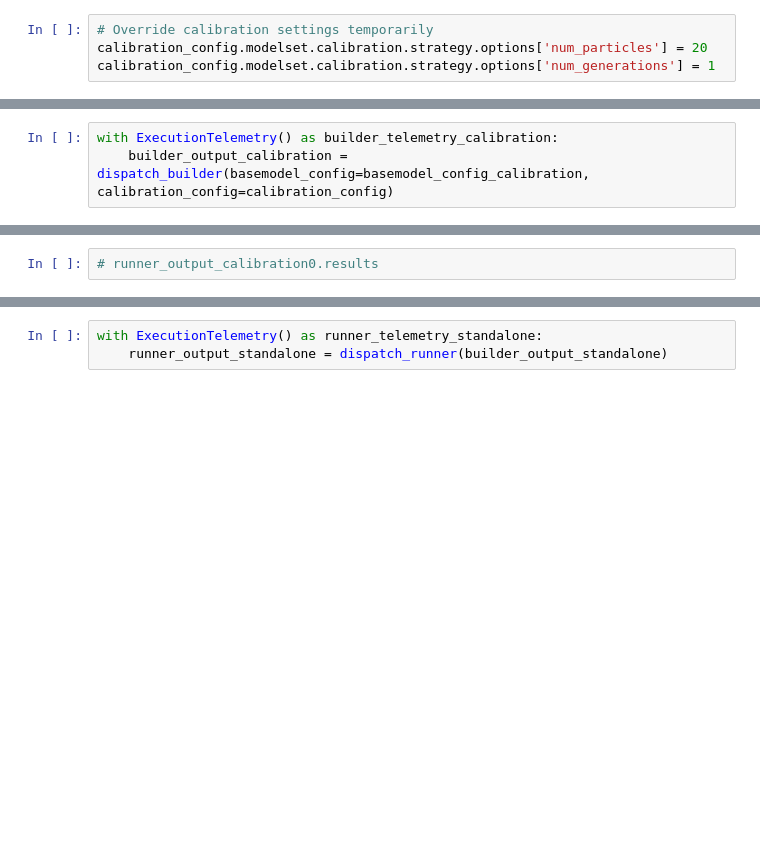
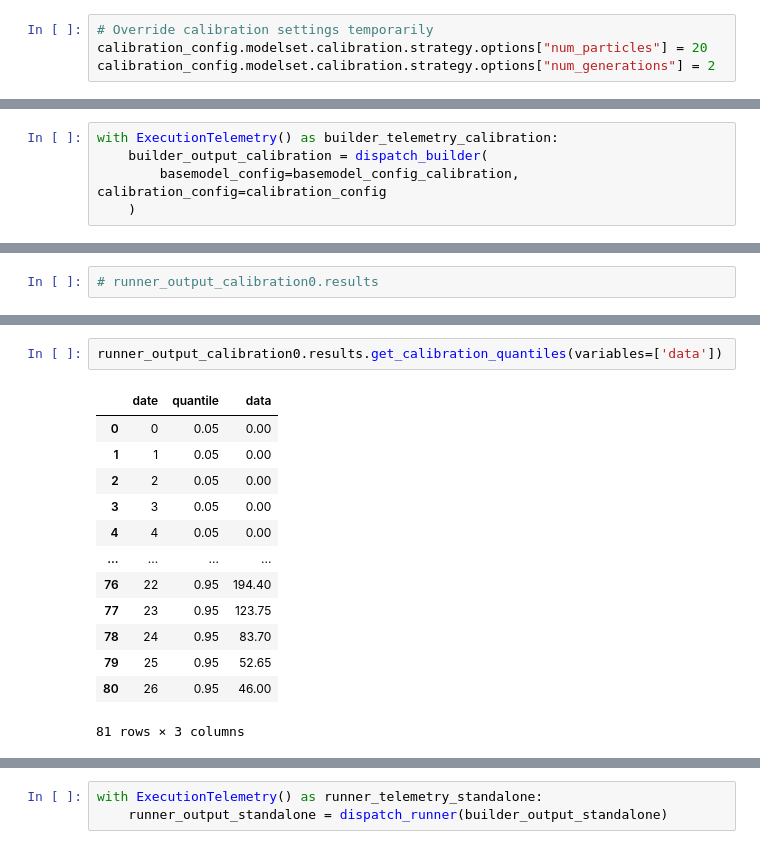
Before and after one commit to mobs-lab/epymodelingsuite, a Jupyter notebook: tutorials/Tutorial_Dispatcher.ipynb, the cells around one changed output, grey strips where cells are left out. Saved outputs shown, nothing was run; the diff lists cells and outputs as text; blank space fills up the shorter version.

```diff
--- a/tutorials/Tutorial_Dispatcher.ipynb
+++ b/tutorials/Tutorial_Dispatcher.ipynb
@@ -48,8 +53,8 @@ calibration_config = load_calibration_config_from_file("data/flu_round05_modelse
 output_config = load_output_config_from_file("data/basic_output.yaml")
 # %%
 # Override calibration settings temporarily
-calibration_config.modelset.calibration.strategy.options['num_particles'] = 20
-calibration_config.modelset.calibration.strategy.options['num_generations'] = 1
+calibration_config.modelset.calibration.strategy.options["num_particles"] = 20
+calibration_config.modelset.calibration.strategy.options["num_generations"] = 2
 # %%
 calibration_config.modelset.calibration.projection.n_trajectories = 10
 # %% [markdown]
@@ -88,6 +95,8 @@ CPU time: 7.0s (user), 0.2s (system)
 # %%
 with ExecutionTelemetry() as builder_telemetry_calibration:
-    builder_output_calibration = dispatch_builder(basemodel_config=basemodel_config_calibration, calibration_config=calibration_config)
+    builder_output_calibration = dispatch_builder(
+        basemodel_config=basemodel_config_calibration, calibration_config=calibration_config
+    )
 # %%
 print(builder_telemetry_calibration)
 # %% [output]
@@ -176 +209,17 @@ Generation 1/1 (epsilon: inf)
+# %%
+runner_output_calibration0.results.get_calibration_quantiles(variables=['data'])
+# %% [output]
+|  | date | quantile | data |
+| 0 | 0 | 0.05 | 0.00 |
+| 1 | 1 | 0.05 | 0.00 |
+| 2 | 2 | 0.05 | 0.00 |
+| 3 | 3 | 0.05 | 0.00 |
+| 4 | 4 | 0.05 | 0.00 |
+| ... | ... | ... | ... |
+| 76 | 22 | 0.95 | 194.40 |
+| 77 | 23 | 0.95 | 123.75 |
+| 78 | 24 | 0.95 | 83.70 |
+| 79 | 25 | 0.95 | 52.65 |
+| 80 | 26 | 0.95 | 46.00 |
+81 rows × 3 columns
 # %%
```
Also changed, not shown: parts of 27 cells of this notebook.
